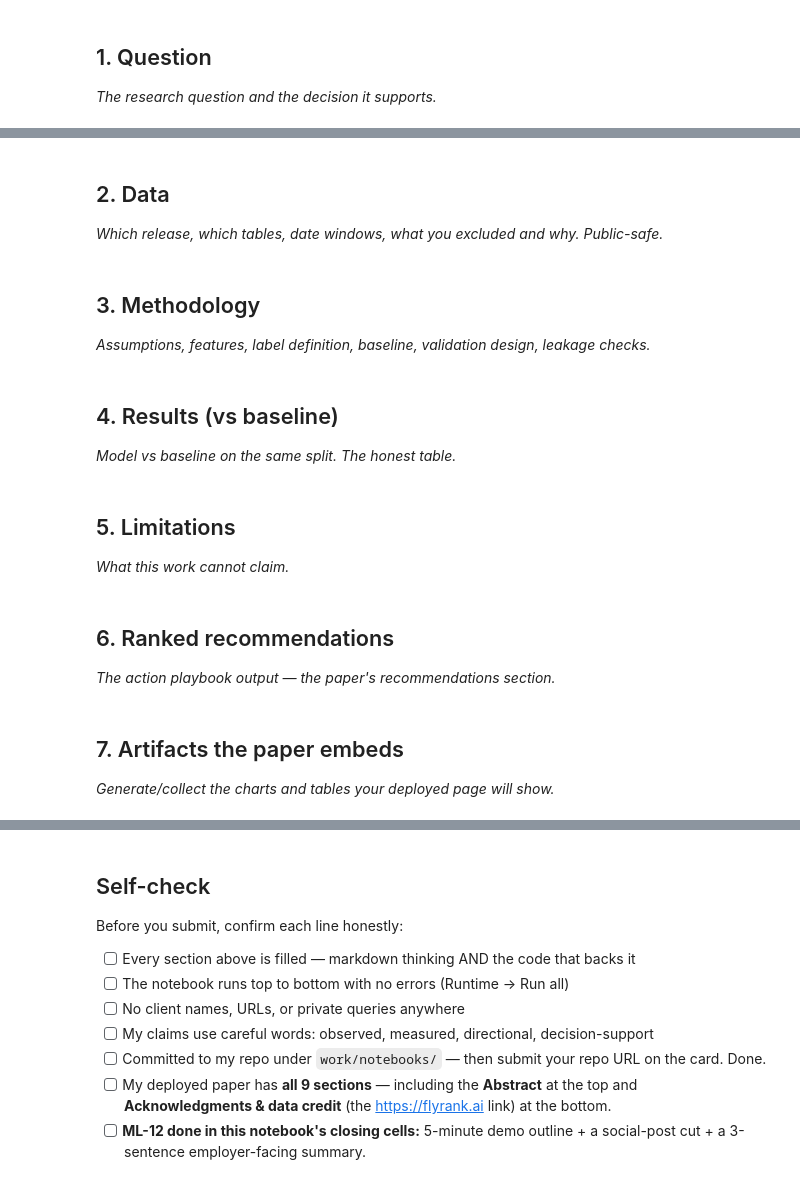
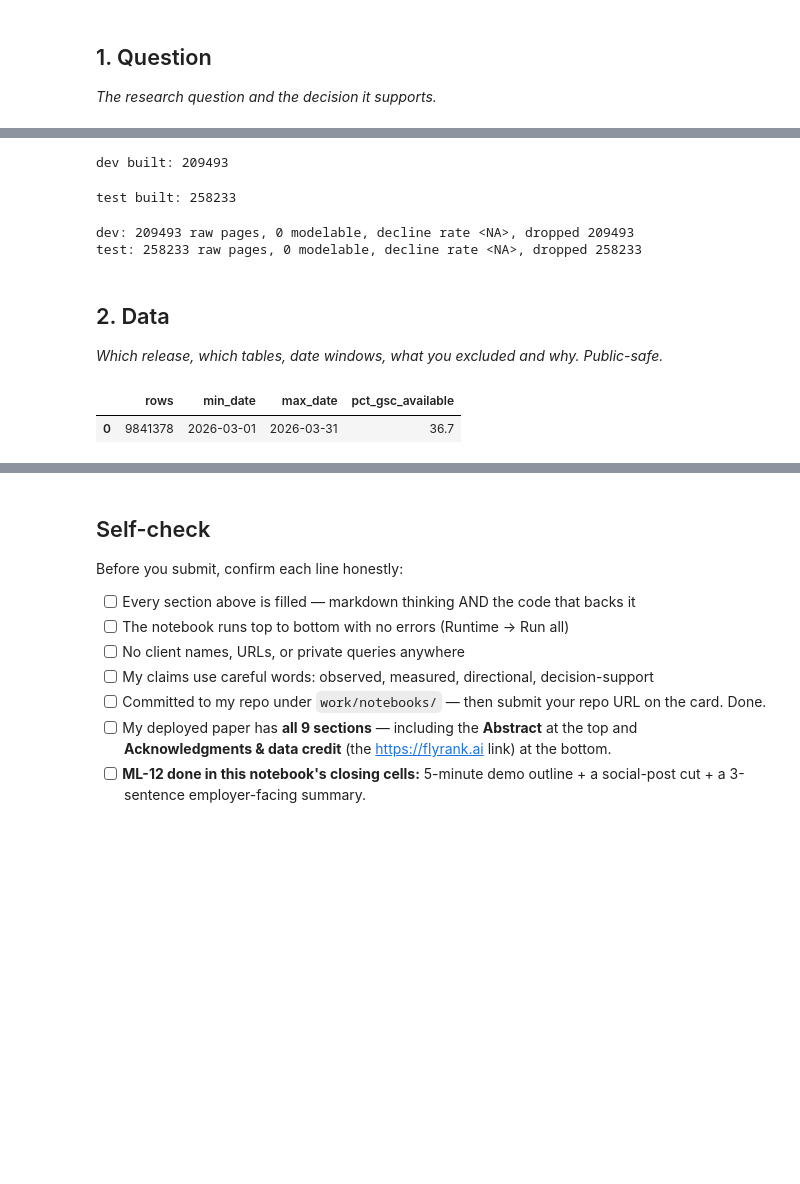
Before and after one commit to ArushRastogi47/10x.ai, a Jupyter notebook: work/notebooks/capstone.ipynb, the cells around one changed output, grey strips where cells are left out. Saved outputs shown, nothing was run; the diff lists cells and outputs as text; code cells hidden in the pictures; blank space fills up the shorter version.

```diff
--- a/work/notebooks/capstone.ipynb
+++ b/work/notebooks/capstone.ipynb
@@ -10,3 +12,22 @@ This skeleton is yours to fill. Work the sections **in order** — each one has
 ## 1. Question
 
 *The research question and the decision it supports.*
+# %%
+import os, subprocess, json
+import numpy as np
+import pandas as pd
+import duckdb
+from google.colab import userdata
+
+os.environ["HF_TOKEN"] = userdata.get("HF_TOKEN")
+REPO_DIR = "10x.ai"
+if not os.path.isdir(REPO_DIR):
+    subprocess.run(["git", "clone", "--depth", "1",
+                    "https://github.com/ArushRastogi47/10x.ai", REPO_DIR], check=True)
+os.chdir(REPO_DIR)
+os.makedirs("work/outputs", exist_ok=True)
+
+con = duckdb.connect()
+con.execute(f"CREATE SECRET IF NOT EXISTS hf_sec (TYPE huggingface, TOKEN '{os.environ['HF_TOKEN']}')")
+rel = "hf://datasets/FlyRank/internship-warehouse"
+print("setup ok, cwd =", os.getcwd())
@@ -13,24 +104,45 @@ This skeleton is yours to fill. Work the sections **in order** — each one has
+# %%
+# Dev frame: decide 2026-03-31 -> outcome April. Test frame: decide 2026-05-31 -> outcome June (_sample, sealed).
+if os.path.exists("work/outputs/capstone_dev_frame.csv"):
+    dev = pd.read_csv("work/outputs/capstone_dev_frame.csv"); print("dev from cache:", len(dev))
+else:
+    dev = build_frame("2026-03-31",
+        feat_globs=[f"{rel}/fact_content_daily_performance/month=2025-12/*.parquet",
+                    f"{rel}/fact_content_daily_performance/month=2026-0[1-4]/*.parquet"],
+        out_globs=[f"{rel}/fact_content_daily_performance/month=2026-04/*.parquet"])
+    dev.to_csv("work/outputs/capstone_dev_frame.csv", index=False); print("dev built:", len(dev))
+# %% [output]
+dev built: 209493
+# %%
+if os.path.exists("work/outputs/capstone_test_frame.csv"):
+    test = pd.read_csv("work/outputs/capstone_test_frame.csv"); print("test from cache:", len(test))
+else:
+    test = build_frame("2026-05-31",
+        feat_globs=[f"{rel}/fact_content_daily_performance/month=2026-0[3-5]/*.parquet"],
+        out_globs=[f"{rel}/fact_content_daily_performance/month=2026-06/*.parquet"])
+    test.to_csv("work/outputs/capstone_test_frame.csv", index=False); print("test built:", len(test))
+# %% [output]
+test built: 258233
+# %%
+for name, df in [("dev", dev), ("test", test)]:
+    d = df.dropna(subset=FEATURES + ["label_declined"])
+    print(f"{name}: {len(df)} raw pages, {len(d)} modelable, "
+          f"decline rate {d['label_declined'].mean():.3f}, dropped {len(df)-len(d)}")
+# %% [output]
+dev: 209493 raw pages, 0 modelable, decline rate <NA>, dropped 209493
+test: 258233 raw pages, 0 modelable, decline rate <NA>, dropped 258233
 # %% [markdown]
 ## 2. Data
 
 *Which release, which tables, date windows, what you excluded and why. Public-safe.*
-# %% [markdown]
-## 3. Methodology
-
-*Assumptions, features, label definition, baseline, validation design, leakage checks.*
-# %% [markdown]
-## 4. Results (vs baseline)
-
-*Model vs baseline on the same split. The honest table.*
-# %% [markdown]
-## 5. Limitations
-
-*What this work cannot claim.*
-# %% [markdown]
-## 6. Ranked recommendations
-
-*The action playbook output — the paper's recommendations section.*
-# %% [markdown]
-## 7. Artifacts the paper embeds
-
-*Generate/collect the charts and tables your deployed page will show.*
+# %%
+con.sql(f"""
+SELECT
+  COUNT(*) AS rows,
+  MIN(report_date) AS min_date, MAX(report_date) AS max_date,
+  ROUND(100.0 * COUNT(*) FILTER (WHERE gsc_data_available IS TRUE) / COUNT(*), 1) AS pct_gsc_available
+FROM read_parquet('{rel}/fact_content_daily_performance/month=2026-03/data_0.parquet')
+""").df()
+# %% [output]
+|  | rows | min_date | max_date | pct_gsc_available |
+| 0 | 9841378 | 2026-03-01 | 2026-03-31 | 36.7 |
```
Also changed, not shown: parts of 16 cells of this notebook.
